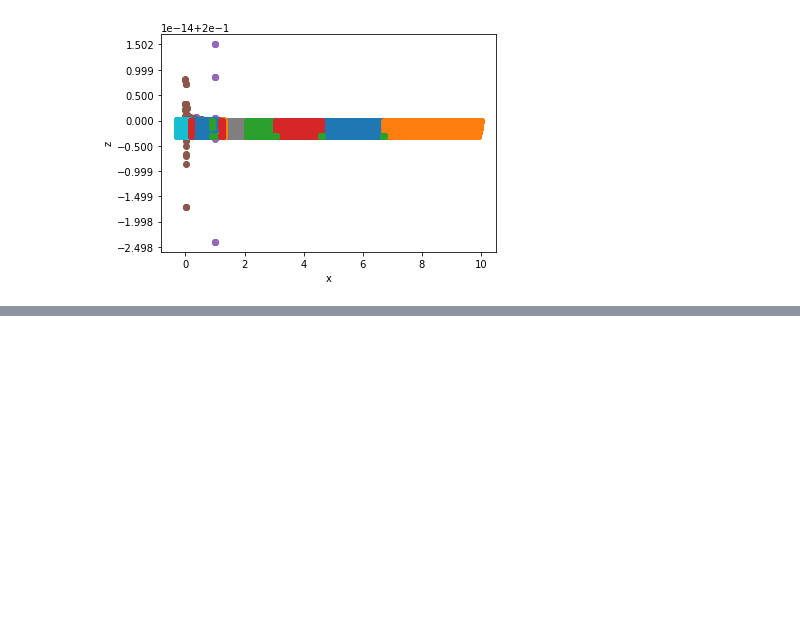
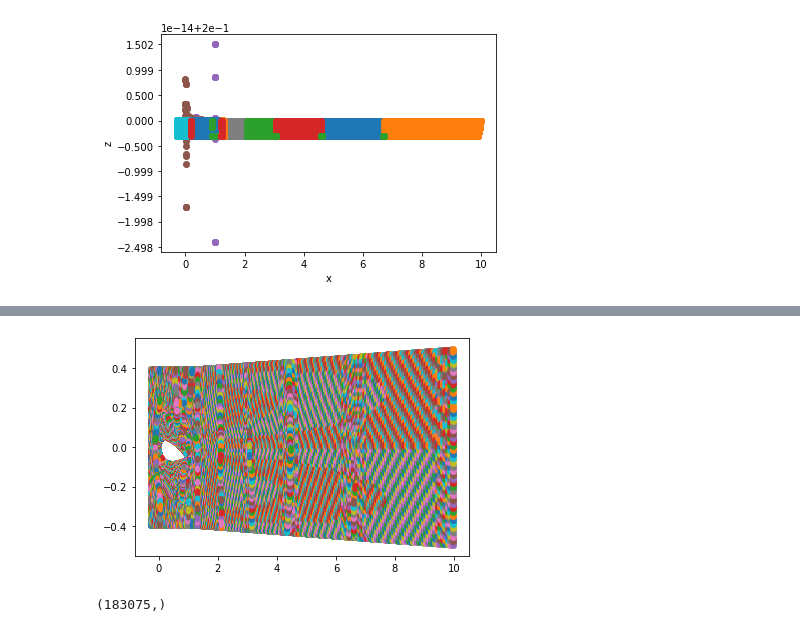
Before and after one commit to z-yuan131/KTH-TUB-PyFR-Post, a Jupyter notebook: Untitled.ipynb, the cells around one changed output, grey strips where cells are left out. Saved outputs shown, nothing was run; the diff lists cells and outputs as text; code cells hidden in the pictures; blank space fills up the shorter version.

```diff
--- a/Untitled.ipynb
+++ b/Untitled.ipynb
@@ -551,0 +587,12 @@ f.close()
+# %%
+plt.figure()
+for key in f.keys():
+    x = f[key][:,0,:]
+    y = f[key][:,1,:]
+    plt.plot(x,y,'.')
+# %% [output]
+[figure, added]
+# %%
+f['hex_p0'].shape
+# %% [output]
+(183075,)
```
Also changed, not shown: parts of 23 cells of this notebook, 4 other files.
